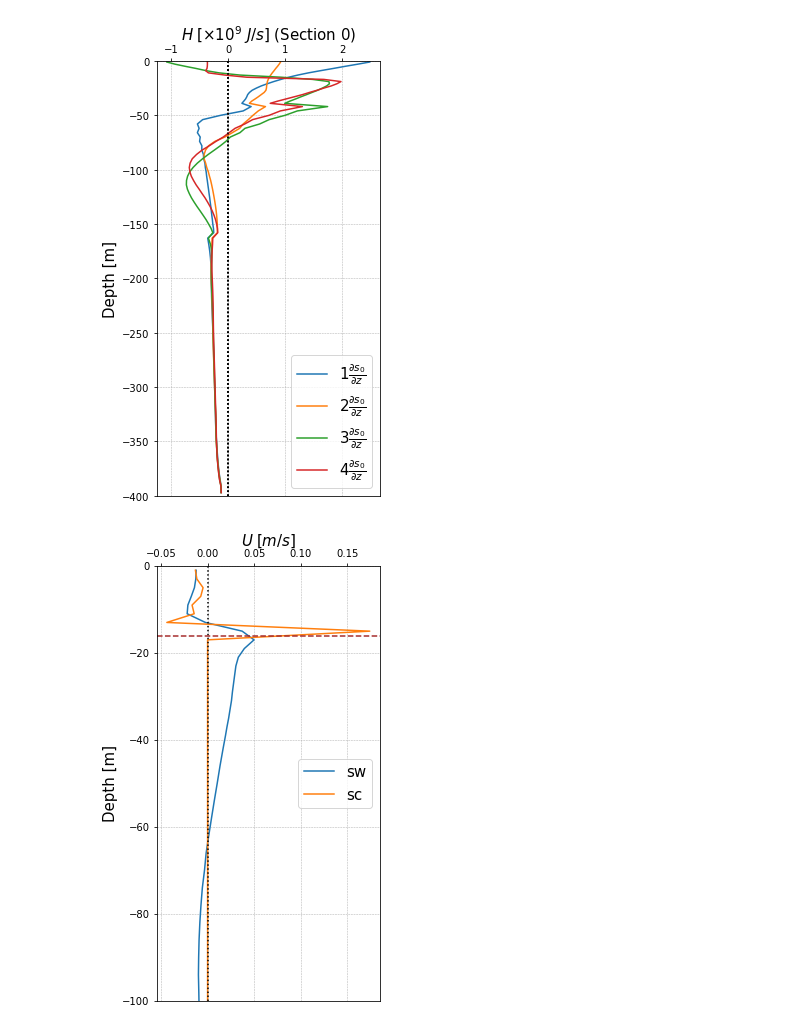
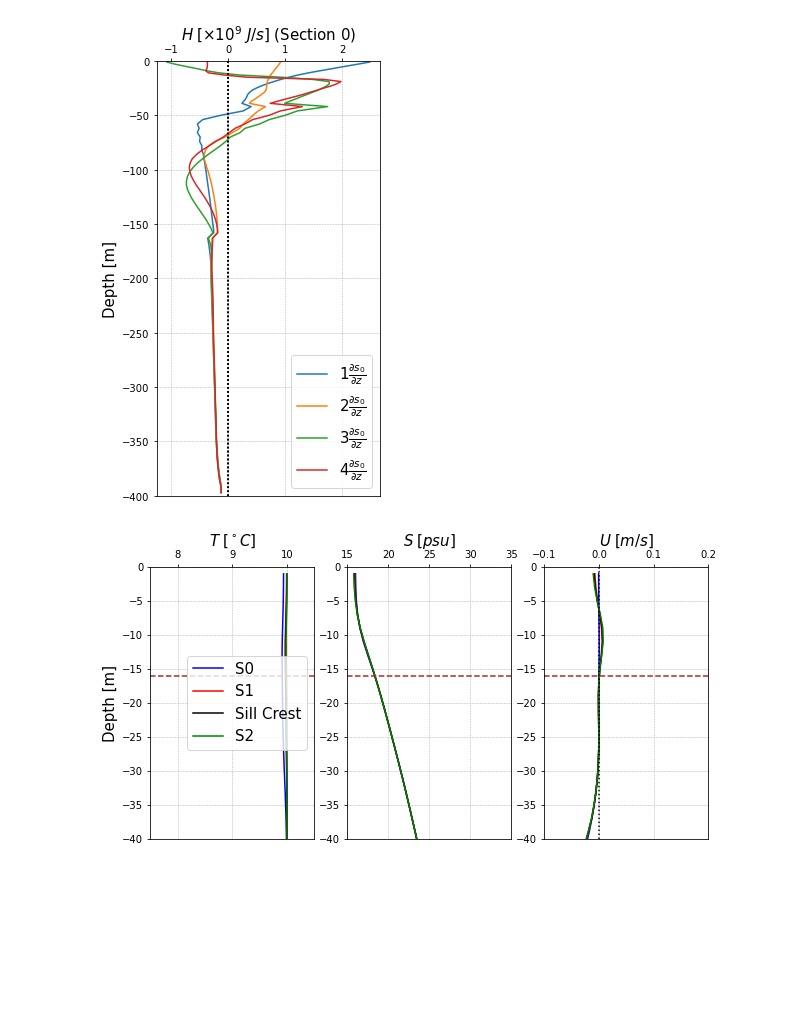
Before and after one commit to weiyangbao/Jupyter-Iceplume, a Jupyter notebook: Fjord Modeling/vertical_profiles.ipynb, the cells around one changed output. Saved outputs shown, nothing was run; the diff lists cells and outputs as text; code cells hidden in the pictures; blank space fills up the shorter version.

```diff
--- a/Fjord Modeling/vertical_profiles.ipynb
+++ b/Fjord Modeling/vertical_profiles.ipynb
@@ -166,9 +166,9 @@ def U_zprof(datapath, case_id, time, xidx):
     State01 = xr.open_dataset(datapath + '/state_' + str(format(case_id,'03d')) + '.nc')
     State = State01.isel(T=~State01.get_index("T").duplicated())
     state = State.isel(X=range(260), Xp1=range(261), Y=range(35,45), Yp1=range(35,45),T=range(1,len(State.T)))
-    Adv01 = xr.open_dataset(datapath + '/Adv_' + str(format(case_id,'03d')) + '.nc')
-    Adv = Adv01.isel(T=~Adv01.get_index("T").duplicated())
-    adv = Adv.isel(X=range(260), Xp1=range(261), Y=range(35,45), Yp1=range(35,45))
+    #Adv01 = xr.open_dataset(datapath + '/Adv_' + str(format(case_id,'03d')) + '.nc')
+    #Adv = Adv01.isel(T=~Adv01.get_index("T").duplicated())
+    #adv = Adv.isel(X=range(260), Xp1=range(261), Y=range(35,45), Yp1=range(35,45))
     Grid = xr.open_dataset(datapath + '/grid_' + str(format(case_id,'03d')) + '.nc')
     grid = Grid.isel(X=range(260), Xp1=range(261), Y=range(35,45), Yp1=range(35,45))
 
@@ -177,63 +177,86 @@ def U_zprof(datapath, case_id, time, xidx):
     ux = u[time,:,xidx]
 
     temp = state.Temp.data[time,:,:,xidx].mean(1)
-    temp[temp==0] = 'nan'
+
+    mask = (temp == 0)
+    temp[mask] = 'nan'
 
     S = state.S.data[time,:,:,xidx].mean(1)
-    S[S==0] = 'nan'
+    S[mask] = 'nan'
+
+    ux[mask] = 'nan'
 
     areaW = grid.HFacW * grid.drF * grid.dyG
     Q = ux * areaW.data[:,:,xidx].mean(1)*10
 
     Cp = 3994  # Specific heat content J/kg/C
     rho = 999.8 # Density
-    ADV = adv.ADVx_TH.data[time,:,:,xidx].mean(1) * Cp * rho
+    #ADV = adv.ADVx_TH.data[time,:,:,xidx].mean(1) * Cp * rho
 
     return depth, temp, S, ux, Q
 # %%
-datapath = '/work/oceans/wbao/MITgcm_results/iceplume/4_Sz_minhs'
-gf, sw, sc, se = 6, 120, 178, 235 # index for cross-fjord sections 0, 1, sill crest, 2
+datapath = '/work/oceans/wbao/MITgcm_results/iceplume/4_Sz_nosill'
+gf, sw, sc, se = 6, 120, 168, 235 # index for cross-fjord sections 0, 1, sill crest, 2
 
 caseN = 4
 t = -1
 depth, temp1, S1, U1, Q1 = U_zprof(datapath, caseN, t, gf)
 depth, temp2, S2, U2, Q2 = U_zprof(datapath, caseN, t, sw)
 depth, temp3, S3, U3, Q3 = U_zprof(datapath, caseN, t, sc)
+depth, temp4, S4, U4, Q4 = U_zprof(datapath, caseN, t, se)
 
 
-fig3 = plt.figure(figsize=(4,8))
+
+fig3 = plt.figure(figsize=(10,5))
 fig3.tight_layout()
-ax1 = fig3.add_subplot(111)
-# ax1.plot(temp1,depth,'-',lw=1.5,label=r'gf')
-# ax1.plot(temp2,depth,'-',lw=1.5,label=r'sw')
-# ax1.plot(temp3,depth,'-',lw=1.5,label=r'sc')
+ax1 = fig3.add_subplot(131)
+ax1.plot(temp1,depth,'b-',lw=1.5,label=r'S0')
+ax1.plot(temp2,depth,'r-',lw=1.5,label=r'S1')
+ax1.plot(temp3,depth,'k-',lw=1.5,label=r'Sill Crest')
+ax1.plot(temp4,depth,'g-',lw=1.5,label=r'S2')
 
-# ax1.plot(S1,depth,'-',lw=1.5,label=r'gf')
-# ax1.plot(S2,depth,'-',lw=1.5,label=r'sw')
-# ax1.plot(S3,depth,'-',lw=1.5,label=r'sc')
-#ax1.plot(Q1/1e3,depth,'-',lw=1.5,label=r'gf')
-# ax1.plot(Q2/1e3,depth,'-',lw=1.5,label=r'sw')
-# ax1.plot(Q3/1e3,depth,'-',lw=1.5,label=r'sc')
-ax1.plot(U2,depth,'-',lw=1.5,label=r'sw')
-ax1.plot(U3,depth,'-',lw=1.5,label=r'sc')
-ax1.axvline(x=0,color='k',linestyle=':')
 ax1.axhline(y=-16,color='brown',linestyle='--')
-#ax1.axhline(y=-48,color='brown',linestyle='--')
-
 ax1.legend(loc='right',fontsize=15)
-#ax1.set_xlabel(r'$T\;[^\circ C]$', size = 15)
-#ax1.set_xlabel(r'$S\;[psu]$', size = 15)
-ax1.set_xlabel(r'$U\;[m/s]$', size = 15)
-#ax1.set_xlabel(r'$Q\;[\times 10^3~m^3/s]$', size = 15)
-#ax1.set_xlabel(r'$H\;[\times 10^9~J/s]$', size = 15)
-
+ax1.set_xlabel(r'$T\;[^\circ C]$', size = 15)
 ax1.set_ylabel(r'Depth [m]',size = 15)
-#ax4.set_xlim(-4,4)
-ax1.set_ylim(-100,0)
+ax1.set_xlim(7.5,10.5)
+ax1.set_ylim(-40,0)
 ax1.xaxis.set_label_position('top') # this moves the label to the top
 ax1.xaxis.set_ticks_position('top') # this moves the ticks to the top
 ax1.grid(ls='--', lw=.5)
+
+ax2 = fig3.add_subplot(132)
+ax2.plot(S1,depth,'b-',lw=1.5,label=r'S0')
+ax2.plot(S2,depth,'r-',lw=1.5,label=r'S1')
+ax2.plot(S3,depth,'k-',lw=1.5,label=r'Sill Crest')
+ax2.plot(S4,depth,'g-',lw=1.5,label=r'S2')
+ax2.axhline(y=-16,color='brown',linestyle='--')
+#ax2.legend(loc='best',fontsize=15)
+ax2.set_xlabel(r'$S\;[psu]$', size = 15)
+#ax2.set_ylabel(r'Depth [m]',size = 15)
+ax2.set_xlim(15,35)
+ax2.set_ylim(-40,0)
+ax2.xaxis.set_label_position('top') # this moves the label to the top
+ax2.xaxis.set_ticks_position('top') # this moves the ticks to the top
+ax2.grid(ls='--', lw=.5)
+
+
+ax3 = fig3.add_subplot(133)
+ax3.plot(U1,depth,'b-',lw=1.5,label=r'S0')
+ax3.plot(U2,depth,'r-',lw=1.5,label=r'S1')
+ax3.plot(U3,depth,'k-',lw=1.5,label=r'Sill Crest')
+ax3.plot(U4,depth,'g-',lw=1.5,label=r'S2')
+ax3.axvline(x=0,color='k',linestyle=':')
+ax3.axhline(y=-16,color='brown',linestyle='--')
+#ax3.legend(loc='best',fontsize=15)
+ax3.set_xlabel(r'$U\;[m/s]$', size = 15)
+#ax3.set_ylabel(r'Depth [m]',size = 15)
+ax3.set_xlim(-0.1,0.2)
+ax3.set_ylim(-40,0)
+ax3.xaxis.set_label_position('top') # this moves the label to the top
+ax3.xaxis.set_ticks_position('top') # this moves the ticks to the top
+ax3.grid(ls='--', lw=.5)
 # %% [output]
-[figure, old version]
+[figure, new version]
 # %%
 #Q1[Q1>0].sum() + Q1[Q1<0].sum(), Q2[Q2>0].sum() + Q2[Q2<0].sum(), Q3[Q3>0].sum() + Q3[Q3<0].sum()
```
Also changed, not shown: parts of 3 cells of this notebook, 6 other files.
